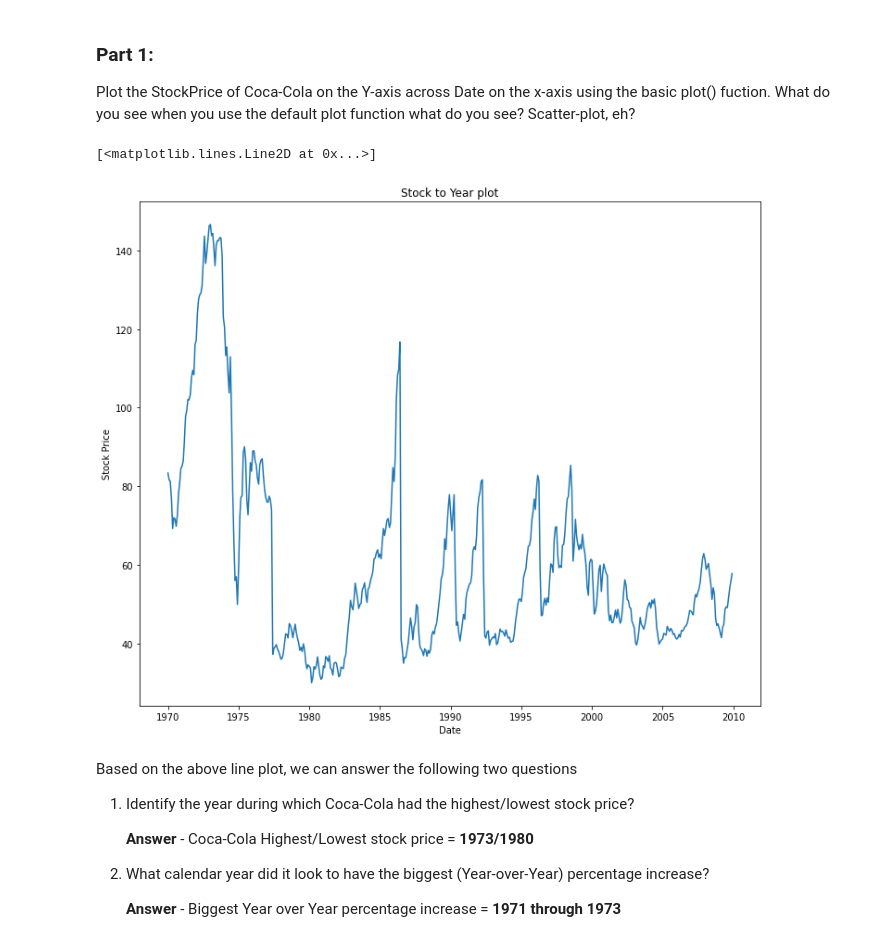
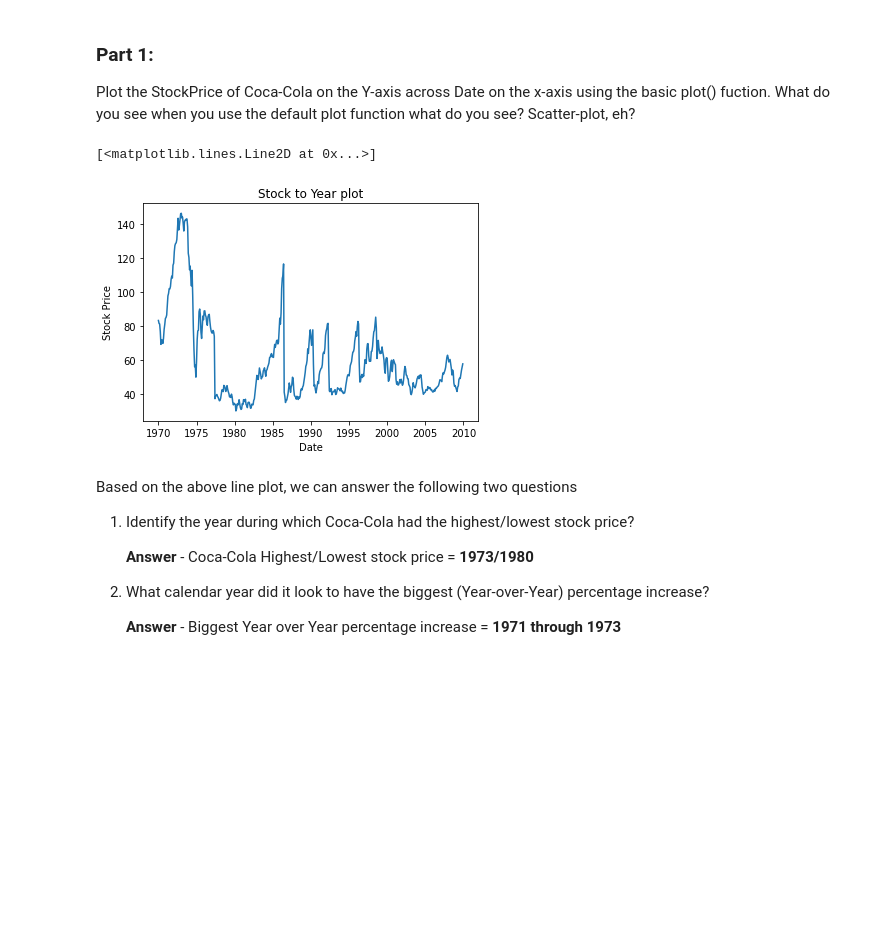
Before and after one commit to MarsPanther/Basic-Descriptive-Analytics-with-Python, a Jupyter notebook: lab 1 assignment.ipynb, the cells around one changed output. Cells and saved outputs as stored; diff of their text form; code cells hidden in the pictures; blank space fills up the shorter version.

```diff
--- a/lab 1 assignment.ipynb
+++ b/lab 1 assignment.ipynb
@@ -151,14 +153,13 @@ The median price of Boeing Stock price in the last 5 years is 69.675666665
 ### Part 1:
 Plot the StockPrice of Coca-Cola on the Y-axis across Date on the x-axis using the basic plot() fuction. What do you see when you use the default plot function what do you see? Scatter-plot, eh?
 # %%
-fig = plt.figure(figsize=(12,10))
 plt.xlabel('Date')
 plt.ylabel("Stock Price")
 plt.title("Stock to Year plot")
 plt.plot(CocaCola.Date, CocaCola.StockPrice)
 # %% [output]
 [<matplotlib.lines.Line2D at 0x...>]
-[figure, old version]
+[figure, new version]
 # %% [markdown]
 Based on the above line plot, we can answer the following two questions
 
```
Also changed, not shown: parts of 19 cells of this notebook.
